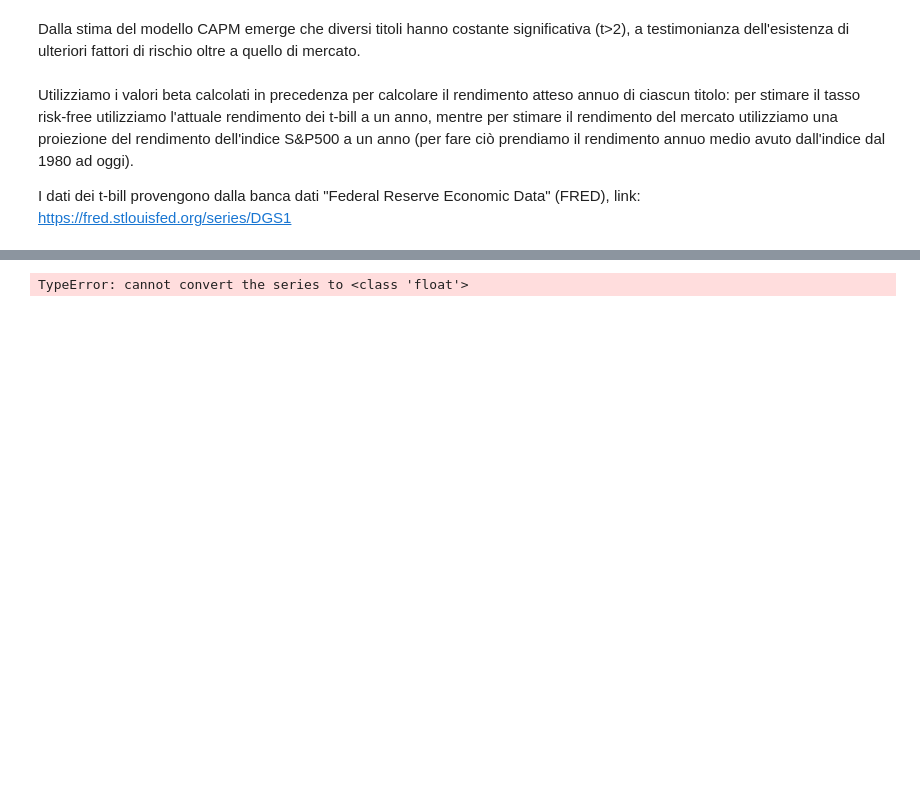
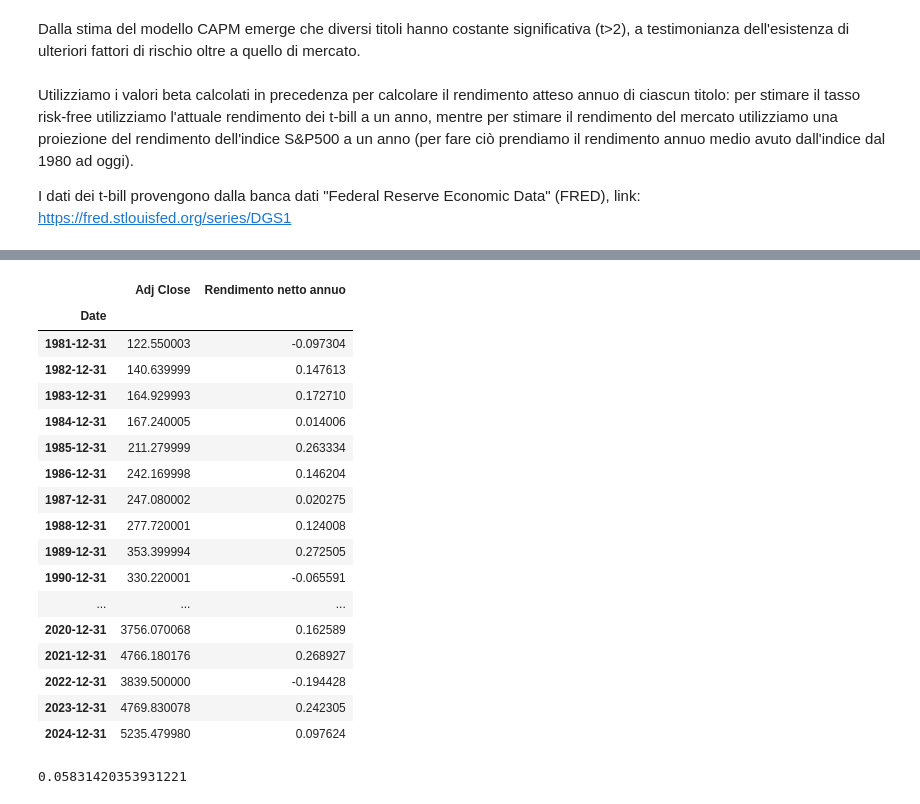
Before and after one commit to Pynci/business-intelligence, a Jupyter notebook: progetto/progetto.ipynb, the cells around one changed output, grey strips where cells are left out. Cells and saved outputs as stored; diff of their text form; code cells hidden in the pictures; blank space fills up the shorter version.

```diff
--- a/progetto/progetto.ipynb
+++ b/progetto/progetto.ipynb
@@ -867,14 +886,36 @@ ValueError: could not convert string to float: '.'
 # %%
 sp500_storico = prendi_dati_titolo('^GSPC', dt.datetime(1980, 1, 2), fine)
 sp500_storico.drop(columns=['Open', 'High', 'Low', 'Close', 'Volume'], axis=1, inplace=True)
 sp500_storico = sp500_storico.resample("YE").last()
 sp500_storico['Rendimento netto annuo'] = sp500_storico['Adj Close'].pct_change()
 sp500_storico.dropna(inplace=True)
 
-RF = tbill_1anno.loc[dt.datetime(1980, 1, 2) : fine]
-sp500_storico['Premio di mercato'] = sp500_storico['Rendimento netto annuo'] - float(RF['DGS1'])
-
 sp500_storico
 # %% [output]
-TypeError: cannot convert the series to <class 'float'>
+|  | Adj Close | Rendimento netto annuo |
+| Date |  |  |
+| 1981-12-31 | 122.550003 | -0.097304 |
+| 1982-12-31 | 140.639999 | 0.147613 |
+| 1983-12-31 | 164.929993 | 0.172710 |
+| 1984-12-31 | 167.240005 | 0.014006 |
+| 1985-12-31 | 211.279999 | 0.263334 |
+| 1986-12-31 | 242.169998 | 0.146204 |
+| 1987-12-31 | 247.080002 | 0.020275 |
+| 1988-12-31 | 277.720001 | 0.124008 |
+| 1989-12-31 | 353.399994 | 0.272505 |
+| 1990-12-31 | 330.220001 | -0.065591 |
+| ... | ... | ... |
+| 2020-12-31 | 3756.070068 | 0.162589 |
+| 2021-12-31 | 4766.180176 | 0.268927 |
+| 2022-12-31 | 3839.500000 | -0.194428 |
+| 2023-12-31 | 4769.830078 | 0.242305 |
+| 2024-12-31 | 5235.479980 | 0.097624 |
+# %%
+tbill_1anno = tbill_1anno.loc[sp500_storico.index]
+sp500_storico['Premio di mercato'] = sp500_storico['Rendimento netto annuo'] - tbill_1anno['DGS1']
+stima_premio_mercato = sp500_storico['Premio di mercato'].mean()
+
+stima_premio_mercato
+# %% [output]
+0.05831420353931221
 # %%
```
Also changed, not shown: parts of 18 cells of this notebook, 5 other files.
